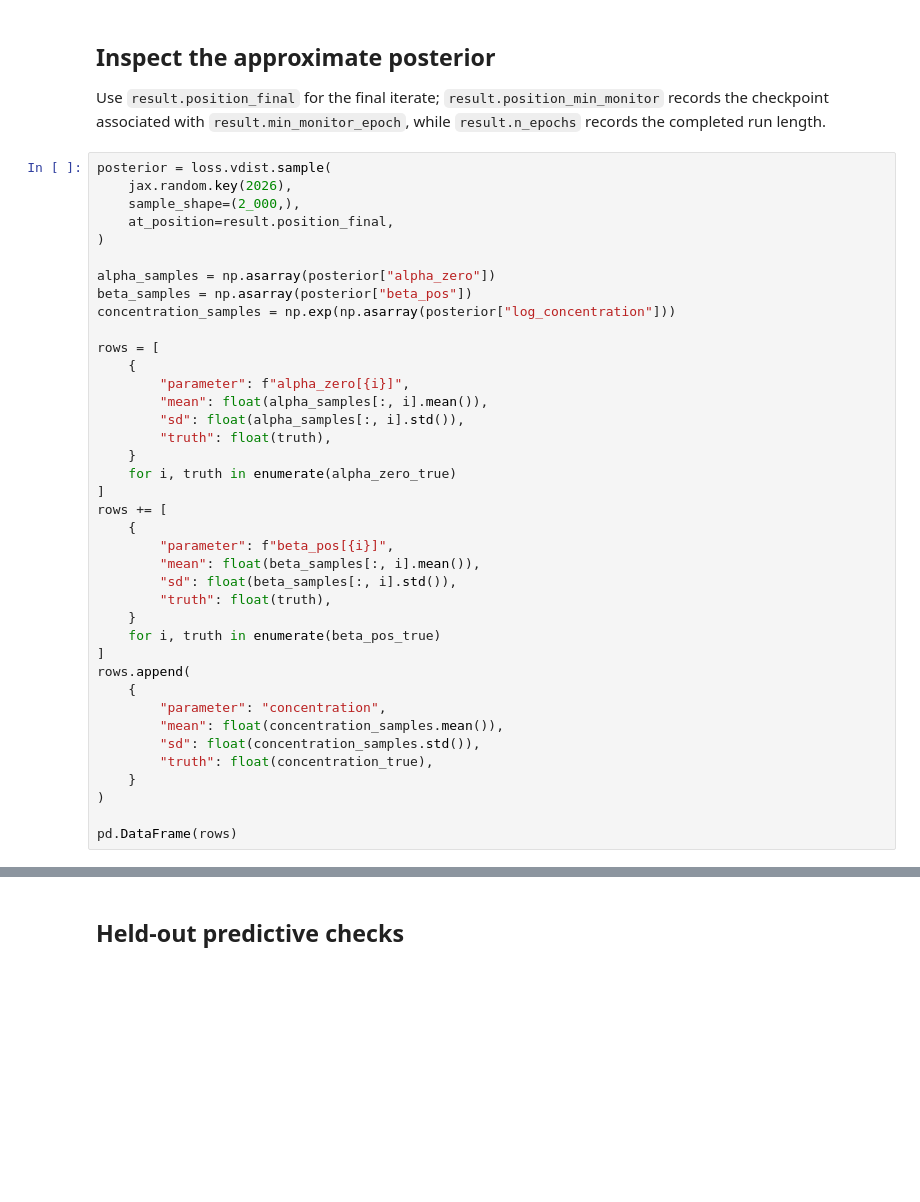
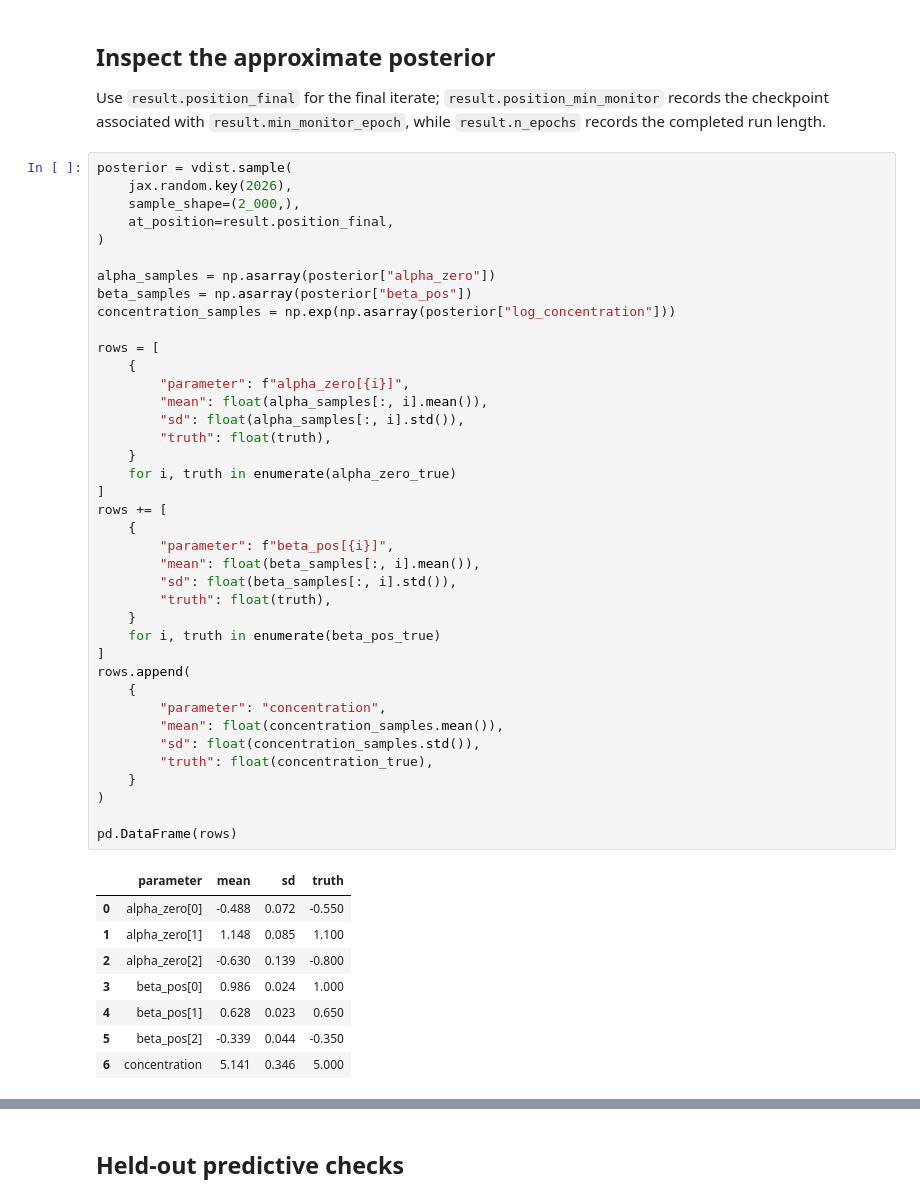
Before and after one commit to liesel-devs/liesel, a Jupyter notebook: docs/source/tutorials/notebooks/12-liesel-vi-advanced.ipynb, the cells around one changed output, grey strips where cells are left out. Drawn from its saved outputs; the diff is of its cells as text; blank space fills up the shorter version.

```diff
--- a/docs/source/tutorials/notebooks/12-liesel-vi-advanced.ipynb
+++ b/docs/source/tutorials/notebooks/12-liesel-vi-advanced.ipynb
@@ -312,7 +314,7 @@ OptimResult(n_epochs=168, min_monitor_epoch=108, monitor_source='train_ema', dur
 
 Use `result.position_final` for the final iterate; `result.position_min_monitor` records the checkpoint associated with `result.min_monitor_epoch`, while `result.n_epochs` records the completed run length.
 # %%
-posterior = loss.vdist.sample(
+posterior = vdist.sample(
     jax.random.key(2026),
     sample_shape=(2_000,),
     at_position=result.position_final,
@@ -323,33 +325,42 @@ beta_samples = np.asarray(posterior["beta_pos"])
 concentration_samples = np.exp(np.asarray(posterior["log_concentration"]))
 
 rows = [
     {
         "parameter": f"alpha_zero[{i}]",
         "mean": float(alpha_samples[:, i].mean()),
         "sd": float(alpha_samples[:, i].std()),
         "truth": float(truth),
     }
     for i, truth in enumerate(alpha_zero_true)
 ]
 rows += [
     {
         "parameter": f"beta_pos[{i}]",
         "mean": float(beta_samples[:, i].mean()),
         "sd": float(beta_samples[:, i].std()),
         "truth": float(truth),
     }
     for i, truth in enumerate(beta_pos_true)
 ]
 rows.append(
     {
         "parameter": "concentration",
         "mean": float(concentration_samples.mean()),
         "sd": float(concentration_samples.std()),
         "truth": float(concentration_true),
     }
 )
 
 pd.DataFrame(rows)
+# %% [output]
+|  | parameter | mean | sd | truth |
+| 0 | alpha_zero[0] | -0.488 | 0.072 | -0.550 |
+| 1 | alpha_zero[1] | 1.148 | 0.085 | 1.100 |
+| 2 | alpha_zero[2] | -0.630 | 0.139 | -0.800 |
+| 3 | beta_pos[0] | 0.986 | 0.024 | 1.000 |
+| 4 | beta_pos[1] | 0.628 | 0.023 | 0.650 |
+| 5 | beta_pos[2] | -0.339 | 0.044 | -0.350 |
+| 6 | concentration | 5.141 | 0.346 | 5.000 |
 # %%
 result.plot_loss(title="Zero-inflated gamma VI")
 # %% [output]
```
Also changed, not shown: parts of 10 cells of this notebook, 10 other files.
